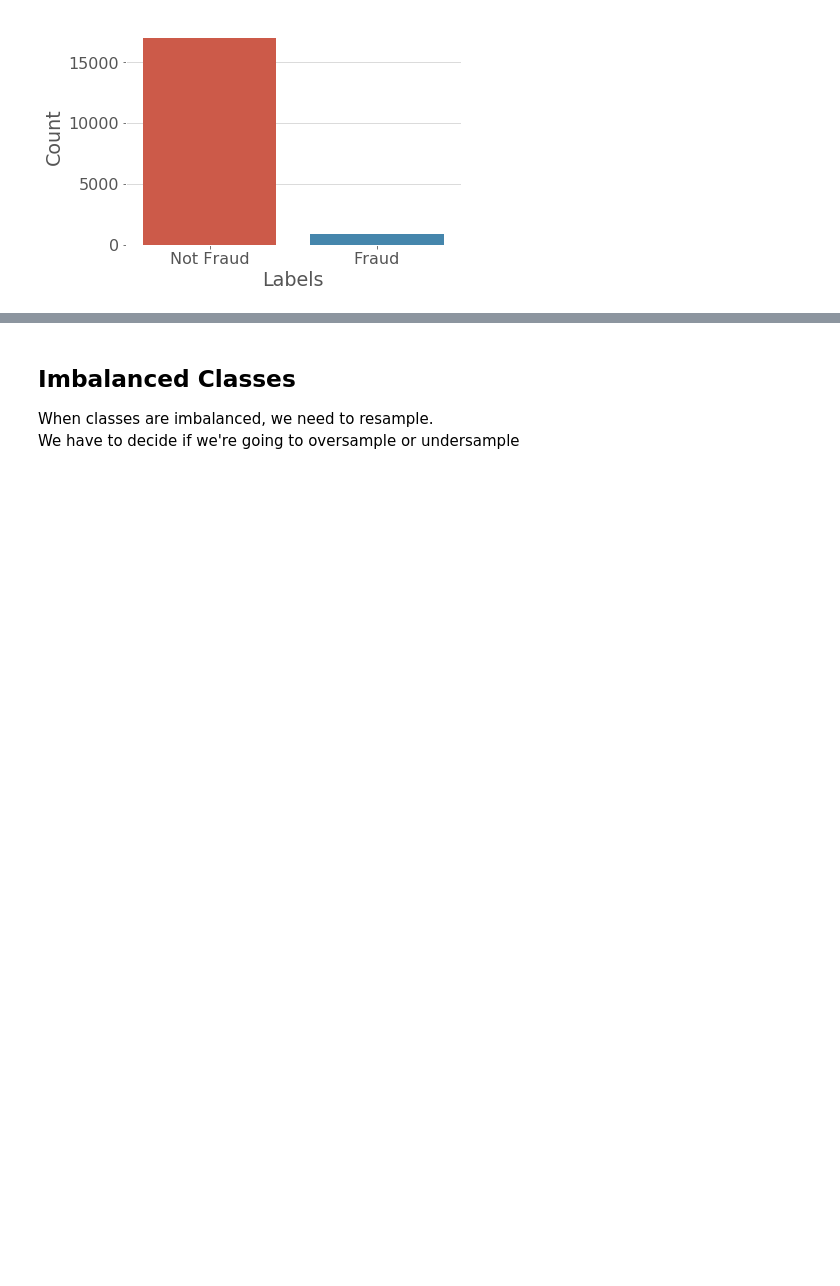
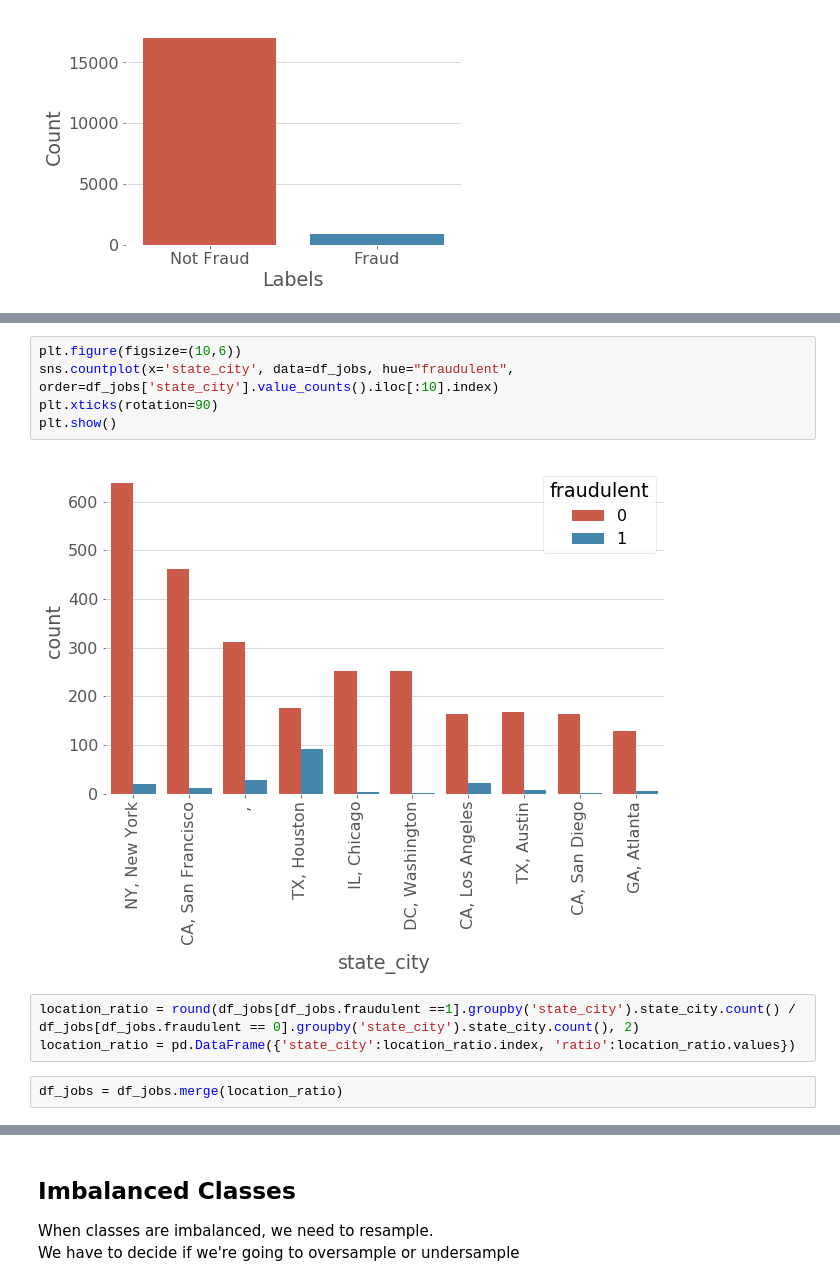
Before and after one commit to ATLas278/real_or_fake_job, a Jupyter notebook: real_or_fake.ipynb, the cells around one changed output, grey strips where cells are left out. Cells and saved outputs as stored; diff of their text form; blank space fills up the shorter version.

```diff
--- a/real_or_fake.ipynb
+++ b/real_or_fake.ipynb
@@ -178,0 +264,12 @@ plt.show()
+# %%
+plt.figure(figsize=(10,6))
+sns.countplot(x='state_city', data=df_jobs, hue="fraudulent", order=df_jobs['state_city'].value_counts().iloc[:10].index)
+plt.xticks(rotation=90)
+plt.show()
+# %% [output]
+[figure, added]
+# %%
+location_ratio = round(df_jobs[df_jobs.fraudulent ==1].groupby('state_city').state_city.count() / df_jobs[df_jobs.fraudulent == 0].groupby('state_city').state_city.count(), 2)
+location_ratio = pd.DataFrame({'state_city':location_ratio.index, 'ratio':location_ratio.values})
+# %%
+df_jobs = df_jobs.merge(location_ratio)
```
Also changed, not shown: parts of 15 cells of this notebook.
